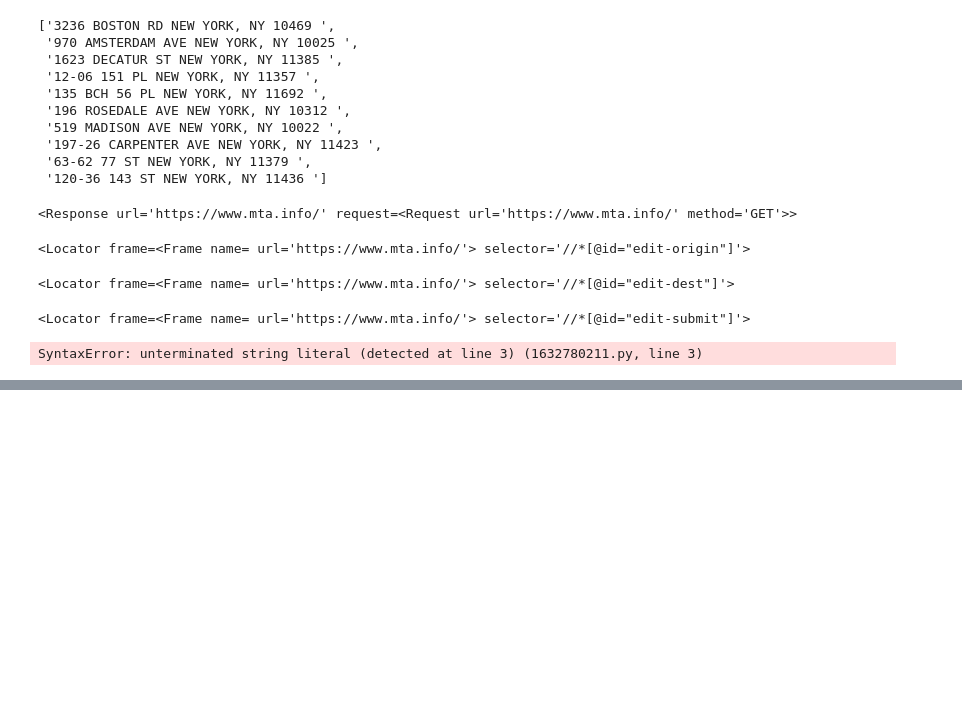
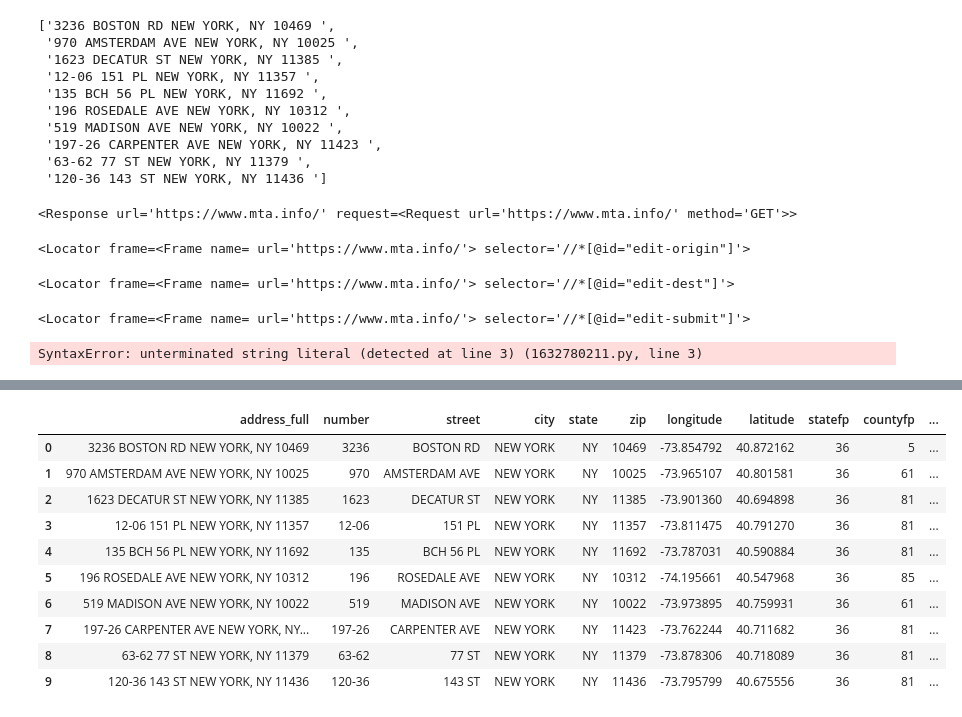
Before and after one commit to ZSlemmons/MTA-elevators, a Jupyter notebook: travel-time/travel-time-analysis.ipynb, the cells around one changed output, grey strips where cells are left out. Cells and saved outputs as stored; diff of their text form; code cells hidden in the pictures; blank space fills up the shorter version.

```diff
--- a/travel-time/travel-time-analysis.ipynb
+++ b/travel-time/travel-time-analysis.ipynb
@@ -219,0 +284,15 @@ data['routes'][0]
+# %%
+B_addresses['coordinates'] = B_addresses["latitude"].astype(str) + ", " + B_addresses["longitude"].astype(str)
+B_addresses
+# %% [output]
+|  | address_full | number | street | city | state | zip | longitude | latitude | statefp | countyfp | ... |
+| 0 | 3236 BOSTON RD NEW YORK, NY 10469 | 3236 | BOSTON RD | NEW YORK | NY | 10469 | -73.854792 | 40.872162 | 36 | 5 | ... |
+| 1 | 970 AMSTERDAM AVE NEW YORK, NY 10025 | 970 | AMSTERDAM AVE | NEW YORK | NY | 10025 | -73.965107 | 40.801581 | 36 | 61 | ... |
+| 2 | 1623 DECATUR ST NEW YORK, NY 11385 | 1623 | DECATUR ST | NEW YORK | NY | 11385 | -73.901360 | 40.694898 | 36 | 81 | ... |
+| 3 | 12-06 151 PL NEW YORK, NY 11357 | 12-06 | 151 PL | NEW YORK | NY | 11357 | -73.811475 | 40.791270 | 36 | 81 | ... |
+| 4 | 135 BCH 56 PL NEW YORK, NY 11692 | 135 | BCH 56 PL | NEW YORK | NY | 11692 | -73.787031 | 40.590884 | 36 | 81 | ... |
+| 5 | 196 ROSEDALE AVE NEW YORK, NY 10312 | 196 | ROSEDALE AVE | NEW YORK | NY | 10312 | -74.195661 | 40.547968 | 36 | 85 | ... |
+| 6 | 519 MADISON AVE NEW YORK, NY 10022 | 519 | MADISON AVE | NEW YORK | NY | 10022 | -73.973895 | 40.759931 | 36 | 61 | ... |
+| 7 | 197-26 CARPENTER AVE NEW YORK, NY... | 197-26 | CARPENTER AVE | NEW YORK | NY | 11423 | -73.762244 | 40.711682 | 36 | 81 | ... |
+| 8 | 63-62 77 ST NEW YORK, NY 11379 | 63-62 | 77 ST | NEW YORK | NY | 11379 | -73.878306 | 40.718089 | 36 | 81 | ... |
+| 9 | 120-36 143 ST NEW YORK, NY 11436 | 120-36 | 143 ST | NEW YORK | NY | 11436 | -73.795799 | 40.675556 | 36 | 81 | ... |
```
Also changed, not shown: parts of 16 cells of this notebook.
